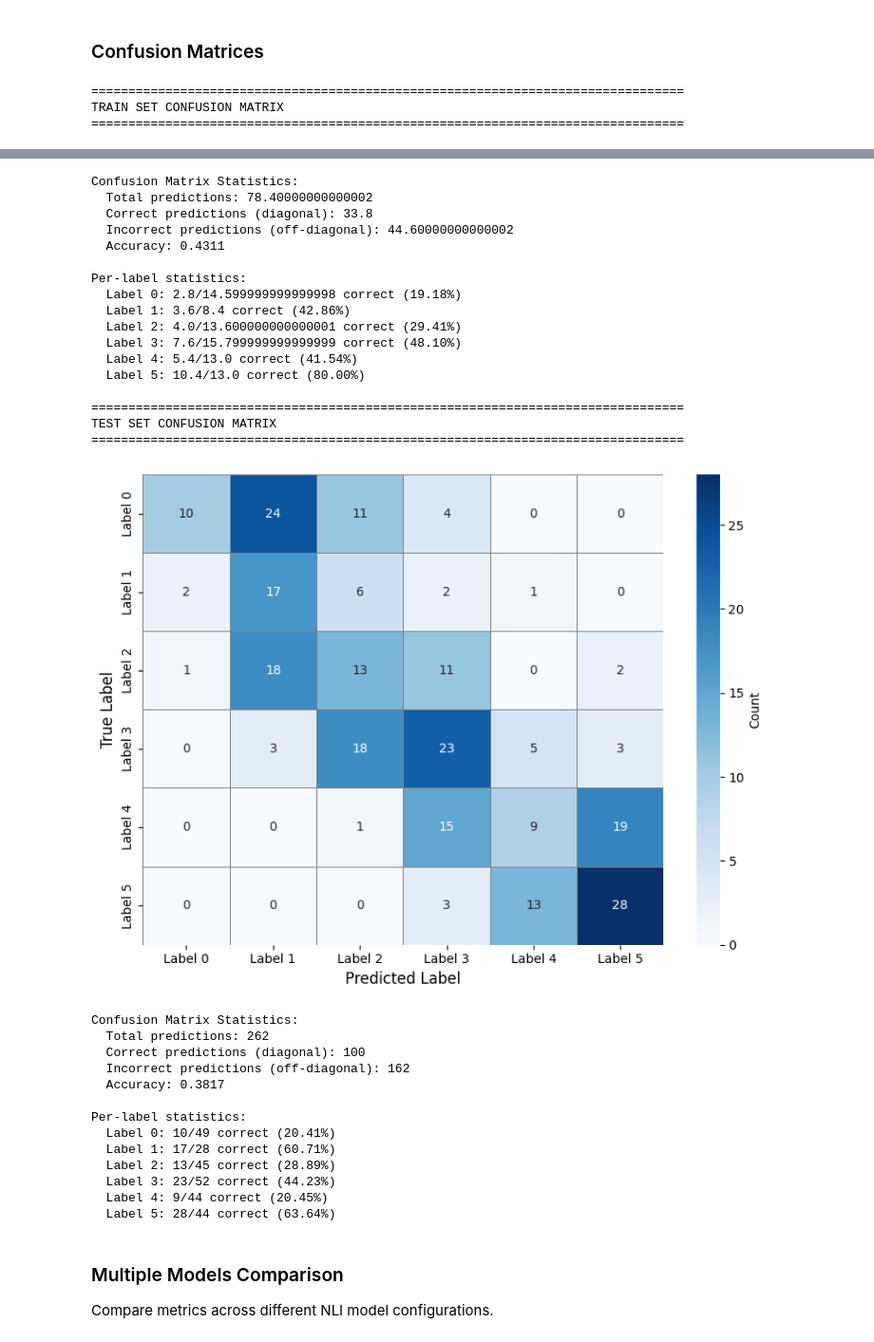
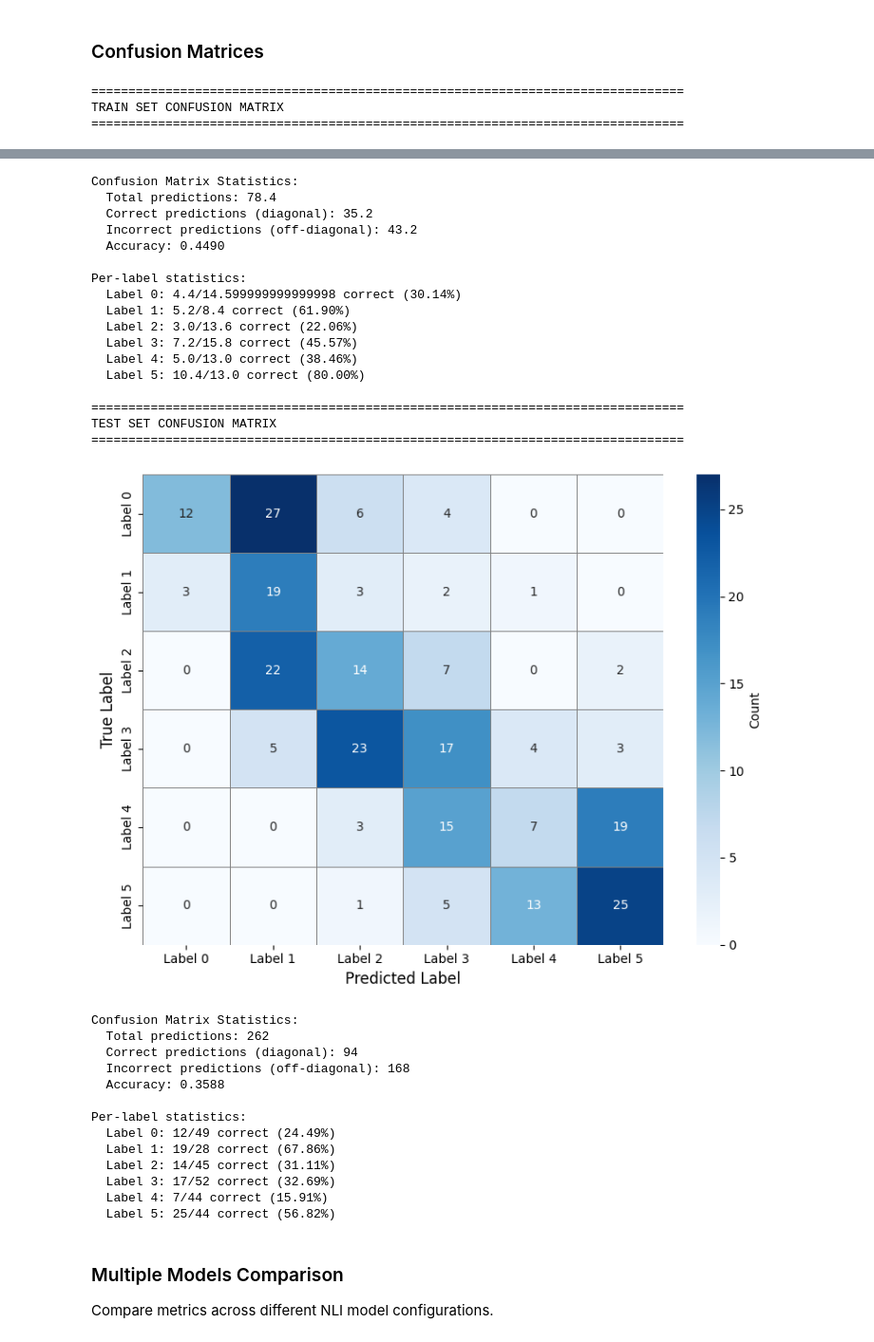
Before and after one commit to itzTerra/vis-desc, a Jupyter notebook: modules/lab/src/evaluation/nli/nli.ipynb, the cells around one changed output, grey strips where cells are left out. Shown at 95% size. Cells and saved outputs as stored; diff of their text form; code cells hidden in the pictures.

```diff
--- a/modules/lab/src/evaluation/nli/nli.ipynb
+++ b/modules/lab/src/evaluation/nli/nli.ipynb
@@ -279,0 +338,3 @@ Model: richardr1126/roberta-base-zeroshot-v2.0-c-ONNX
+# %%
+SELECTED_CONFIG_IDX = 34
+print(f"Selected configuration: {config_names[SELECTED_CONFIG_IDX]}")
@@ -360,10 +437,23 @@ MSE: 0.8587
 # %% [markdown]
 ### Confusion Matrices
 # %%
-if aggregated_models:
+filtered_score_data_conf = [
+    sd for sd in score_data if sd.config_id == SELECTED_CONFIG_IDX
+]
+if filtered_score_data_conf:
+    sd_conf = filtered_score_data_conf[0]
+    conf_model = nli_scores_to_core(
+        sd_conf.train_scores,
+        sd_conf.y_train,
+        sd_conf.test_scores,
+        sd_conf.y_test,
+        model_name=sd_conf.model_name,
+    )
     vis_specific_model_conf_matrices(
-        aggregated_models[0], show_proportional=False, show_title=False
+        conf_model, show_proportional=False, show_title=False
     )
+else:
+    print(f"No models found for configuration {SELECTED_CONFIG_IDX}")
 # %% [output]
 ================================================================================
 TRAIN SET CONFUSION MATRIX
@@ -390,34 +480,34 @@ CROSS-VALIDATION CONFUSION MATRIX
 Confusion Matrix Statistics:
-  Total predictions: 78.40000000000002
-  Correct predictions (diagonal): 33.8
-  Incorrect predictions (off-diagonal): 44.60000000000002
-  Accuracy: 0.4311
+  Total predictions: 78.4
+  Correct predictions (diagonal): 35.2
+  Incorrect predictions (off-diagonal): 43.2
+  Accuracy: 0.4490
 
 Per-label statistics:
-  Label 0: 2.8/14.599999999999998 correct (19.18%)
-  Label 1: 3.6/8.4 correct (42.86%)
-  Label 2: 4.0/13.600000000000001 correct (29.41%)
-  Label 3: 7.6/15.799999999999999 correct (48.10%)
-  Label 4: 5.4/13.0 correct (41.54%)
+  Label 0: 4.4/14.599999999999998 correct (30.14%)
+  Label 1: 5.2/8.4 correct (61.90%)
+  Label 2: 3.0/13.6 correct (22.06%)
+  Label 3: 7.2/15.8 correct (45.57%)
+  Label 4: 5.0/13.0 correct (38.46%)
   Label 5: 10.4/13.0 correct (80.00%)
 
 ================================================================================
 TEST SET CONFUSION MATRIX
 ================================================================================
-[figure, old version]
+[figure, new version]
 Confusion Matrix Statistics:
   Total predictions: 262
-  Correct predictions (diagonal): 100
-  Incorrect predictions (off-diagonal): 162
-  Accuracy: 0.3817
+  Correct predictions (diagonal): 94
+  Incorrect predictions (off-diagonal): 168
+  Accuracy: 0.3588
 
 Per-label statistics:
-  Label 0: 10/49 correct (20.41%)
-  Label 1: 17/28 correct (60.71%)
-  Label 2: 13/45 correct (28.89%)
-  Label 3: 23/52 correct (44.23%)
-  Label 4: 9/44 correct (20.45%)
-  Label 5: 28/44 correct (63.64%)
+  Label 0: 12/49 correct (24.49%)
+  Label 1: 19/28 correct (67.86%)
+  Label 2: 14/45 correct (31.11%)
+  Label 3: 17/52 correct (32.69%)
+  Label 4: 7/44 correct (15.91%)
+  Label 5: 25/44 correct (56.82%)
 # %% [markdown]
 ### Multiple Models Comparison
 
```
Also changed, not shown: parts of 13 cells of this notebook, 57 other files.
